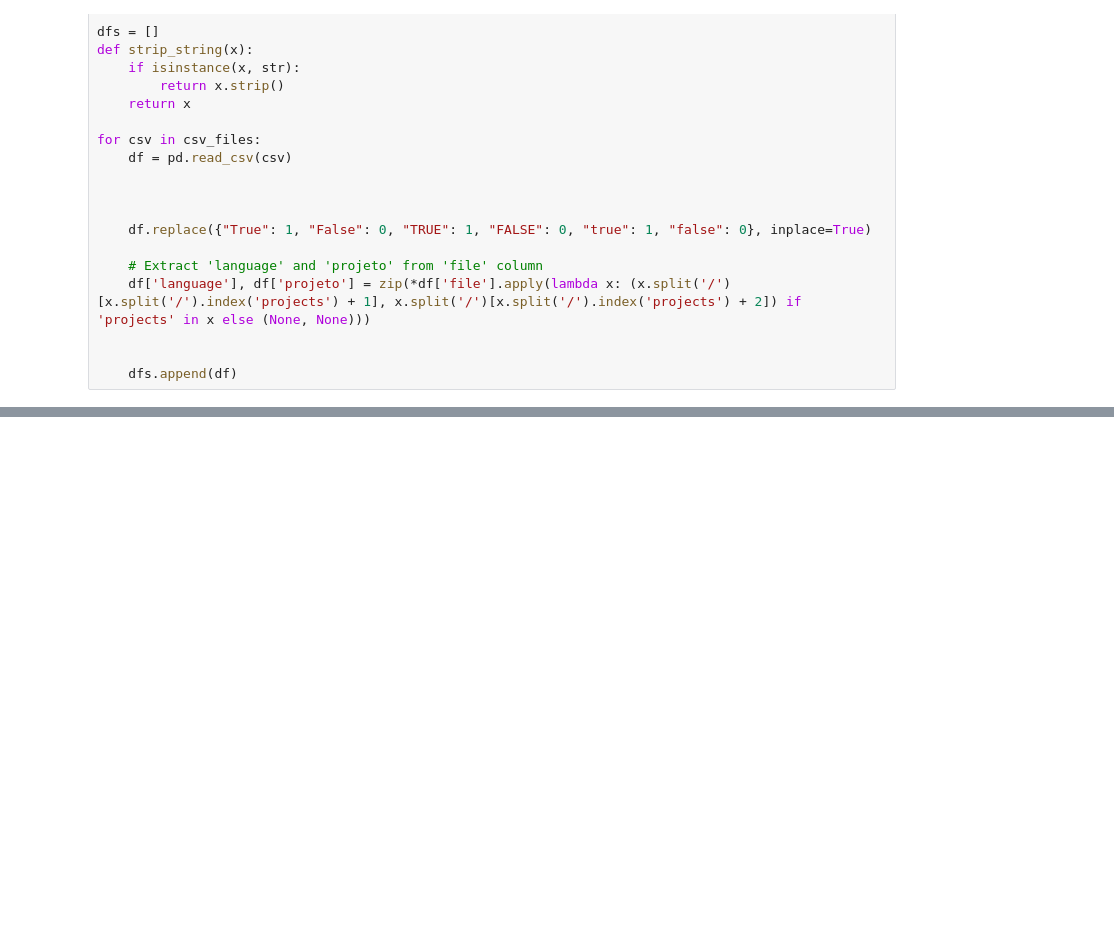
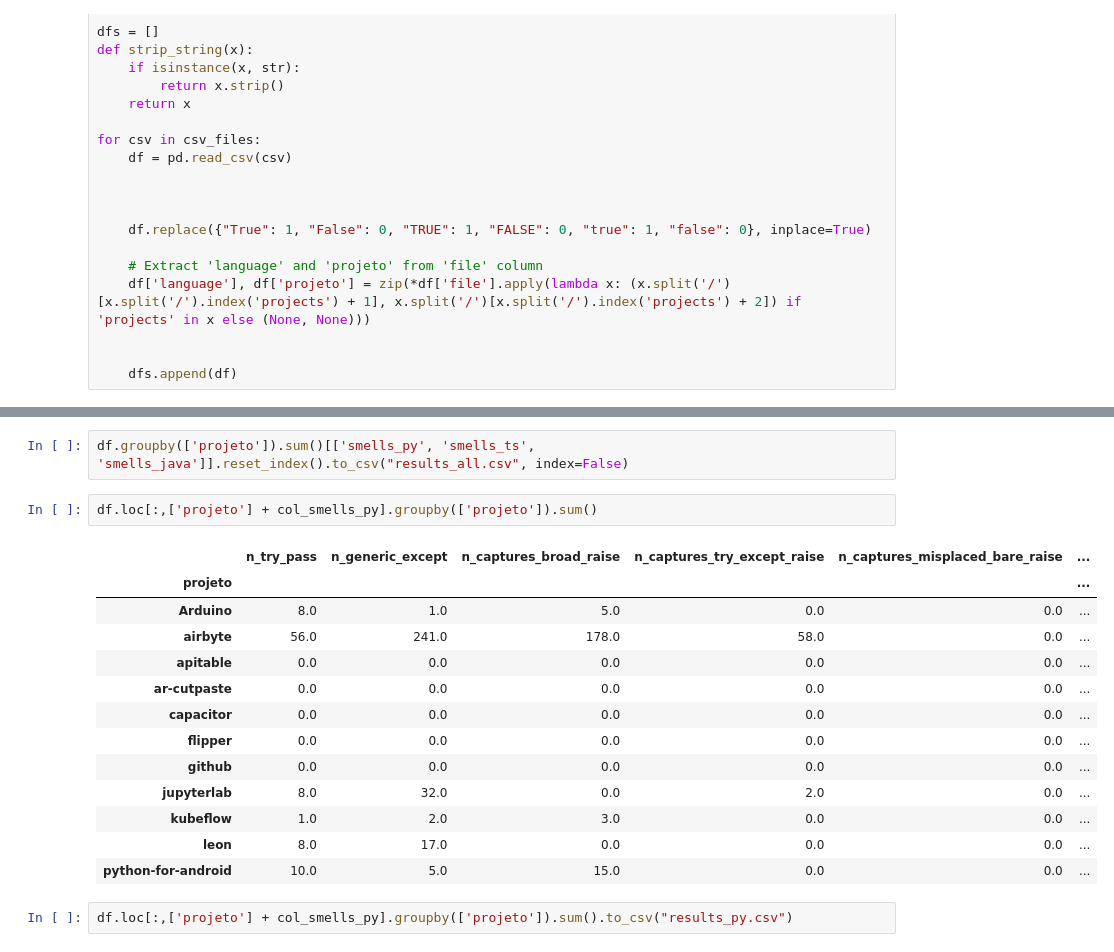
Before and after one commit to RobsonOlv/exception-miner, a Jupyter notebook: notebooks/eh_multi_analysis.ipynb, the cells around one changed output, grey strips where cells are left out. Saved outputs shown, nothing was run; the diff lists cells and outputs as text; blank space fills up the shorter version.

```diff
--- a/notebooks/eh_multi_analysis.ipynb
+++ b/notebooks/eh_multi_analysis.ipynb
@@ -123,0 +253,20 @@ Name: n_bare_raise_finally, Length: 53159, dtype: float64
+# %%
+df.groupby(['projeto']).sum()[['smells_py', 'smells_ts', 'smells_java']].reset_index().to_csv("results_all.csv", index=False)
+# %%
+df.loc[:,['projeto'] + col_smells_py].groupby(['projeto']).sum()
+# %% [output]
+|  | n_try_pass | n_generic_except | n_captures_broad_raise | n_captures_try_except_raise | n_captures_misplaced_bare_raise | ... |
+| projeto |  |  |  |  |  | ... |
+| Arduino | 8.0 | 1.0 | 5.0 | 0.0 | 0.0 | ... |
+| airbyte | 56.0 | 241.0 | 178.0 | 58.0 | 0.0 | ... |
+| apitable | 0.0 | 0.0 | 0.0 | 0.0 | 0.0 | ... |
+| ar-cutpaste | 0.0 | 0.0 | 0.0 | 0.0 | 0.0 | ... |
+| capacitor | 0.0 | 0.0 | 0.0 | 0.0 | 0.0 | ... |
+| flipper | 0.0 | 0.0 | 0.0 | 0.0 | 0.0 | ... |
+| github | 0.0 | 0.0 | 0.0 | 0.0 | 0.0 | ... |
+| jupyterlab | 8.0 | 32.0 | 0.0 | 2.0 | 0.0 | ... |
+| kubeflow | 1.0 | 2.0 | 3.0 | 0.0 | 0.0 | ... |
+| leon | 8.0 | 17.0 | 0.0 | 0.0 | 0.0 | ... |
+| python-for-android | 10.0 | 5.0 | 15.0 | 0.0 | 0.0 | ... |
+# %%
+df.loc[:,['projeto'] + col_smells_py].groupby(['projeto']).sum().to_csv("results_py.csv")
```
Also changed, not shown: parts of 21 cells of this notebook.
